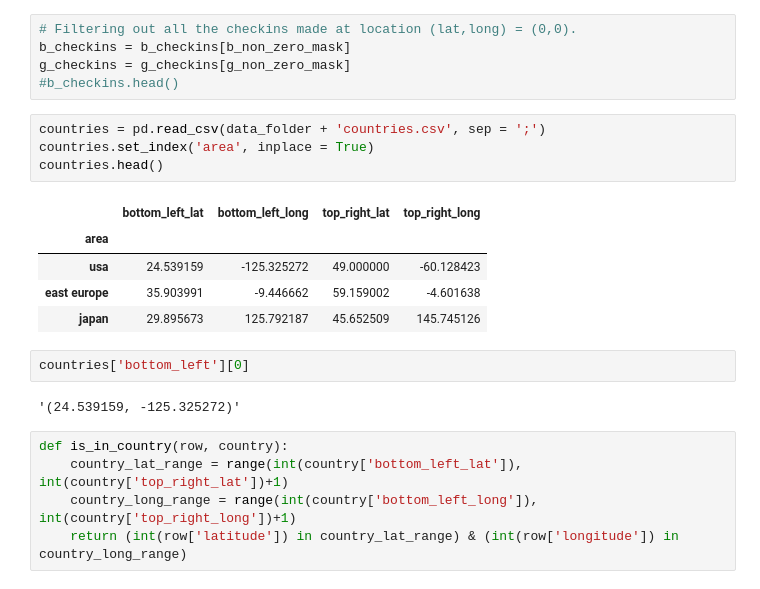
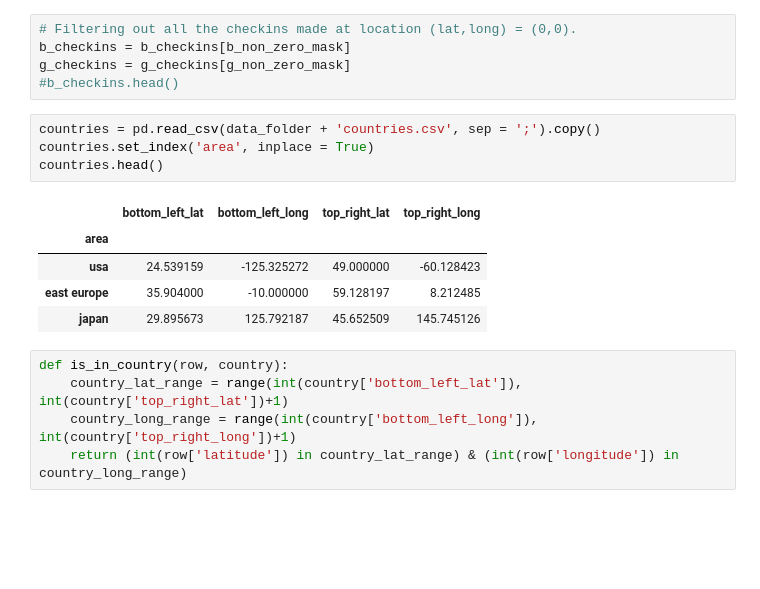
Before and after one commit to epfl-ada/ada-2020-project-milestone-p3-p3_bcd, a Jupyter notebook: Creative extension.ipynb, the cells around one changed output. Drawn from its saved outputs; the diff is of its cells as text; blank space fills up the shorter version.

```diff
--- a/Creative extension.ipynb
+++ b/Creative extension.ipynb
@@ -78,19 +78,15 @@ b_checkins = b_checkins[b_non_zero_mask]
 g_checkins = g_checkins[g_non_zero_mask]
 #b_checkins.head()
 # %%
-countries = pd.read_csv(data_folder + 'countries.csv', sep = ';')
+countries = pd.read_csv(data_folder + 'countries.csv', sep = ';').copy()
 countries.set_index('area', inplace = True)
 countries.head()
 # %% [output]
 |  | bottom_left_lat | bottom_left_long | top_right_lat | top_right_long |
 | area |  |  |  |  |
 | usa | 24.539159 | -125.325272 | 49.000000 | -60.128423 |
-| east europe | 35.903991 | -9.446662 | 59.159002 | -4.601638 |
+| east europe | 35.904000 | -10.000000 | 59.128197 | 8.212485 |
 | japan | 29.895673 | 125.792187 | 45.652509 | 145.745126 |
-# %%
-countries['bottom_left'][0]
-# %% [output]
-'(24.539159, -125.325272)'
 # %%
 def is_in_country(row, country):
     country_lat_range = range(int(country['bottom_left_lat']), int(country['top_right_lat'])+1)
```
Also changed, not shown: parts of 7 cells of this notebook, 1 other file.
